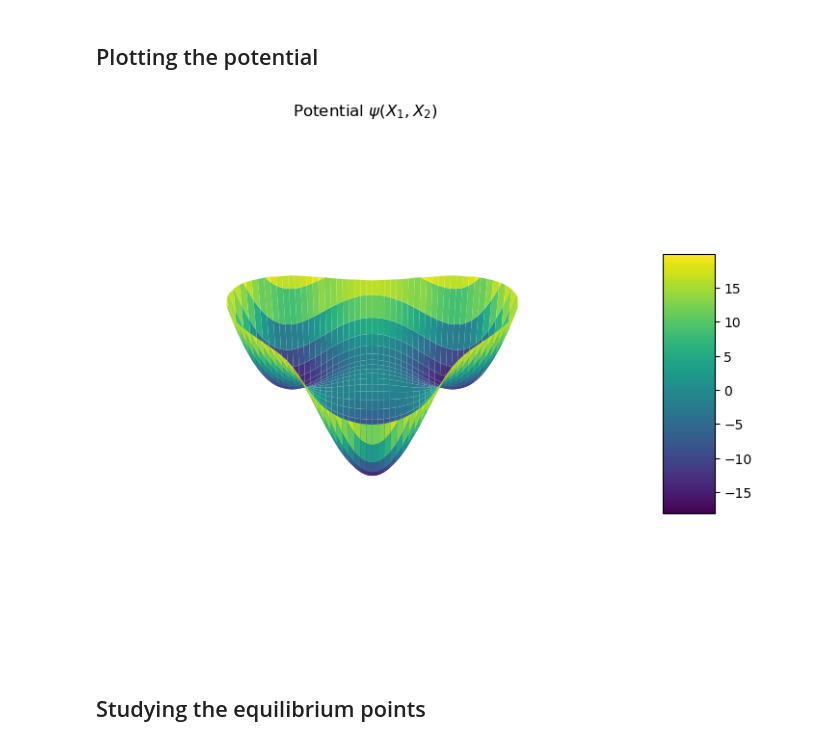
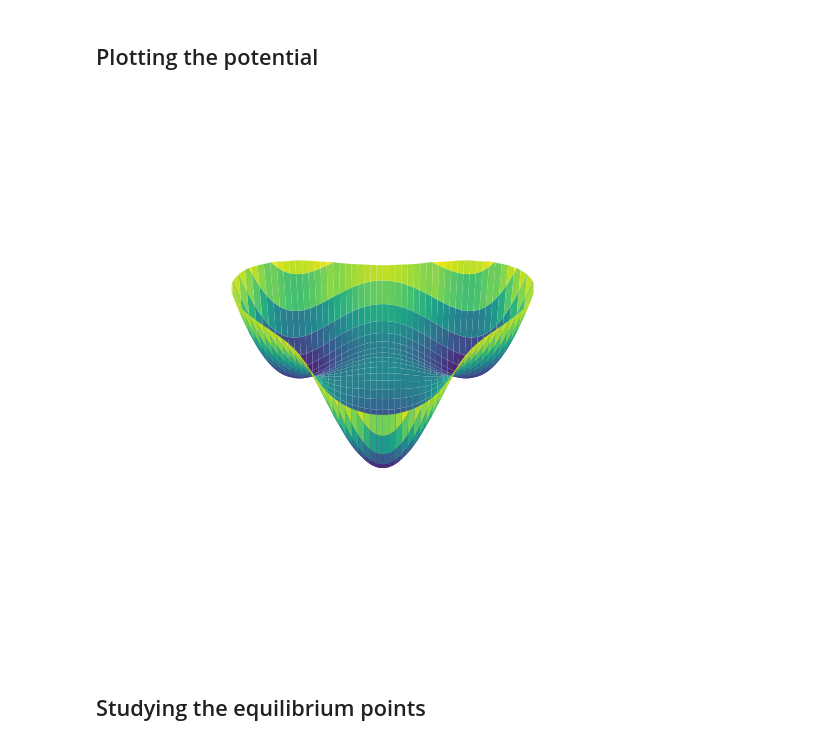
Before and after one commit to javirm3/TFG, a Jupyter notebook: simulations/derivation-potential.ipynb, the cells around one changed output. Saved outputs shown, nothing was run; the diff lists cells and outputs as text; code cells hidden in the pictures.

```diff
--- a/simulations/derivation-potential.ipynb
+++ b/simulations/derivation-potential.ipynb
@@ -183,40 +183,41 @@ x_vals = np.linspace(-7, 7, 4000)
 y_vals = np.linspace(-7, 7, 4000)
 X, Y = np.meshgrid(x_vals, y_vals)
 
 Z = potential_num(X, Y)
 
 # Create a mask for the values outside our desired range
 mask = (Z < -40) | (Z > 20)
 Z_masked = np.ma.masked_array(Z, mask)
 
 fig = plt.figure(figsize=(10, 7))
 ax = fig.add_subplot(111, projection='3d')
 surf = ax.plot_surface(X, Y, Z_masked, cmap='viridis', alpha=1, antialiased=True)
 
-plt.colorbar(surf, shrink=0.5, aspect=5)
+# plt.colorbar(surf, shrink=0.5, aspect=5)
 ax.view_init(elev=70, azim = -90)
 
 
 # caption = (
 #     f"Chosen values: $\\phi'(X_0)={phi_p_val:.1f}, \\phi''(X_0)={phi_pp_val:.1f}, "
 #     f"\\phi'''(X_0)={phi_ppp_val:.1f}, s_0={s0_val:.1f}, I_L={IL_val:.1f}, I_C={IC_val:.1f}, "
 #     f"I_R={IR_val:.1f}, s_L={sL_val:.1f}, s_C={sC_val:.1f}, s_R={sR_val:.1f}, R={R_val:.1f}, I_0={I0_val:.1f}, c={c_val:.1f}$"
 # )
 # ax.text2D(-0.01, -0.05,
 #           f"Chosen values: $\\phi'(X_0)={phi_p_val:.1f}, \\phi''(X_0)={phi_pp_val:.1f}, \\phi'''(X_0)={phi_ppp_val:.1f}, s_0={s0_val:.1f}, I_L={IL_val:.1f}, I_C={IC_val:.1f}, I_R={IR_val:.1f}$\n"
 #           f"                         $s_L={sL_val:.1f}, s_C={sC_val:.1f}, s_R={sR_val:.1f}, R={R_val:.1f}, I_0={I0_val:.1f}, c={c_val:.1f}$",
 #           transform=ax.transAxes, fontsize=10, verticalalignment='top')
 
-ax.set_xlabel('$X_1$')
-ax.set_ylabel('$X_2$')
-ax.set_zlabel('$\\psi(X_1,X_2)$')
-ax.set_title('Potential $\\psi(X_1,X_2)$')
+# ax.set_xlabel('$X_1$')
+# ax.set_ylabel('$X_2$')
+# ax.set_zlabel('$\\psi(X_1,X_2)$')
+# ax.set_title('Potential $\\psi(X_1,X_2)$')
 ax.grid(False)       # quita la rejilla de los ejes
 ax.set_axis_off()
-plt.savefig('potencial2.png', dpi=600)
+# Save the figure with transparent background
+plt.savefig('potencial2.png', dpi=600, transparent=True)
 plt.show()
 # %% [output]
-[figure, old version]
+[figure, new version]
 # %% [markdown]
 ## Studying the equilibrium points
 # %% [markdown]
```
Also changed, not shown: 4 other files.
